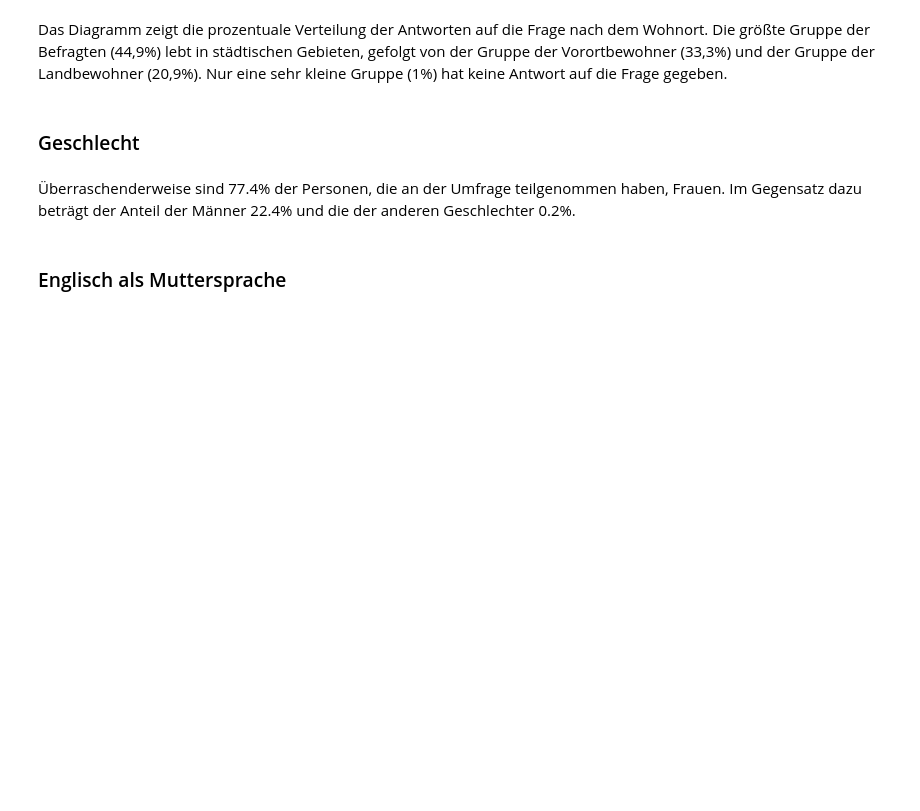
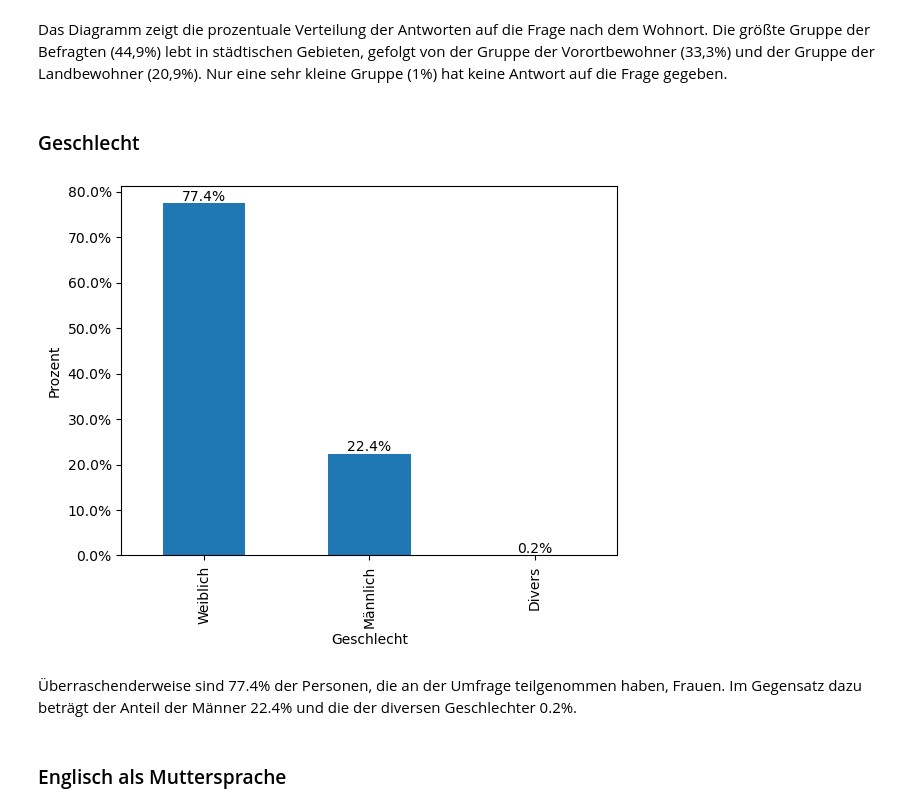
Before and after one commit to wi21b030/Mental-Health, a Jupyter notebook: Mental-Health.ipynb, the cells around one changed output. Cells and saved outputs as stored; diff of their text form; code cells hidden in the pictures; blank space fills up the shorter version.

```diff
--- a/Mental-Health.ipynb
+++ b/Mental-Health.ipynb
@@ -205,17 +207,19 @@ Das Diagramm zeigt die prozentuale Verteilung der Antworten auf die Frage nach d
 # %% [markdown]
 ### Geschlecht
 # %%
-gender = data['gender'].map({0: 'Other', 1: 'Male', 2: 'Female'})
+gender = data['gender'].map({0: 'Divers', 1: 'Männlich', 2: 'Weiblich'})
 gender_percent = gender.value_counts(normalize=True) * 100
 ax = gender_percent.plot(kind='bar')
-ax.set_xlabel('Gender')
-ax.set_ylabel('Percentage')
+ax.set_xlabel('Geschlecht')
+ax.set_ylabel('Prozent')
 ax.set_yticklabels(['{:,.1f}%'.format(x) for x in ax.get_yticks()])
 for i, v in enumerate(gender_percent):
     ax.text(i, v+0.5, '{:.1f}%'.format(v), ha='center')
 plt.show()
+# %% [output]
+[figure, added]
 # %% [markdown]
-Überraschenderweise sind 77.4% der Personen, die an der Umfrage teilgenommen haben, Frauen. Im Gegensatz dazu beträgt der Anteil der Männer 22.4% und die der anderen Geschlechter 0.2%.
+Überraschenderweise sind 77.4% der Personen, die an der Umfrage teilgenommen haben, Frauen. Im Gegensatz dazu beträgt der Anteil der Männer 22.4% und die der diversen Geschlechter 0.2%.
 # %% [markdown]
 ### Englisch als Muttersprache
 # %%
```
Also changed, not shown: parts of 5 cells of this notebook.
